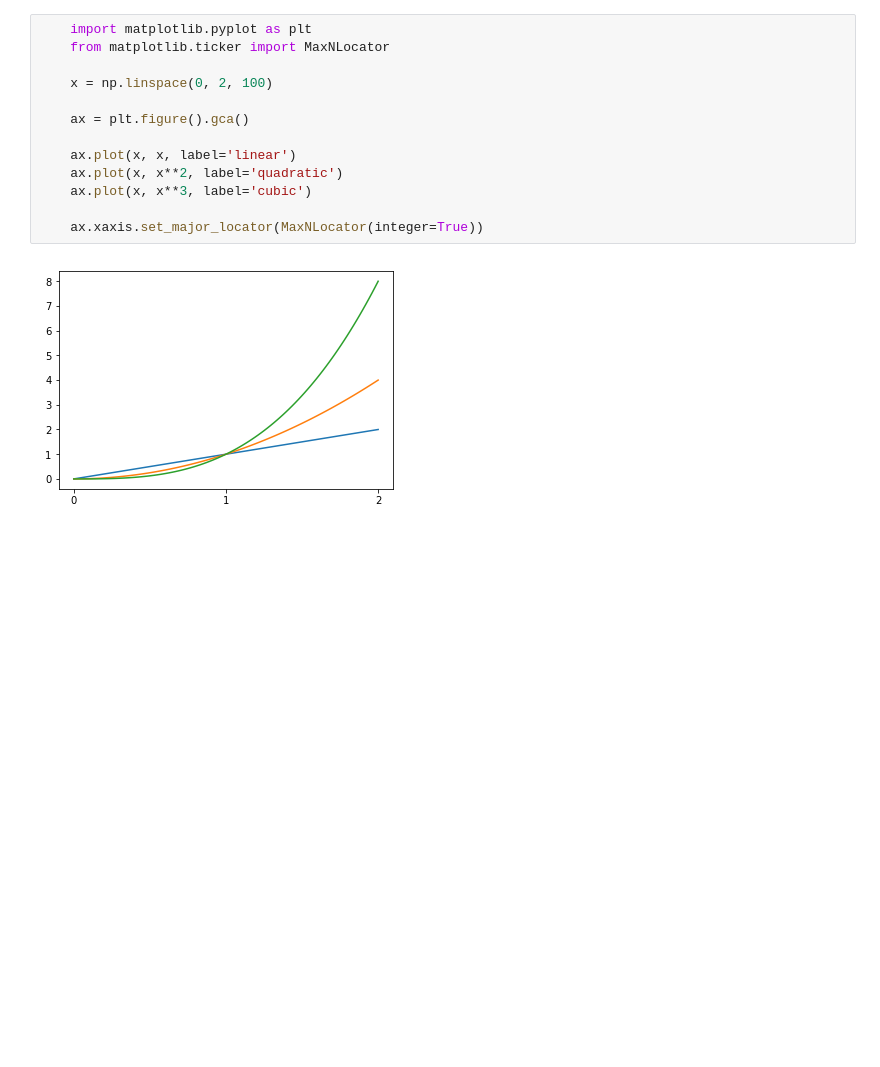
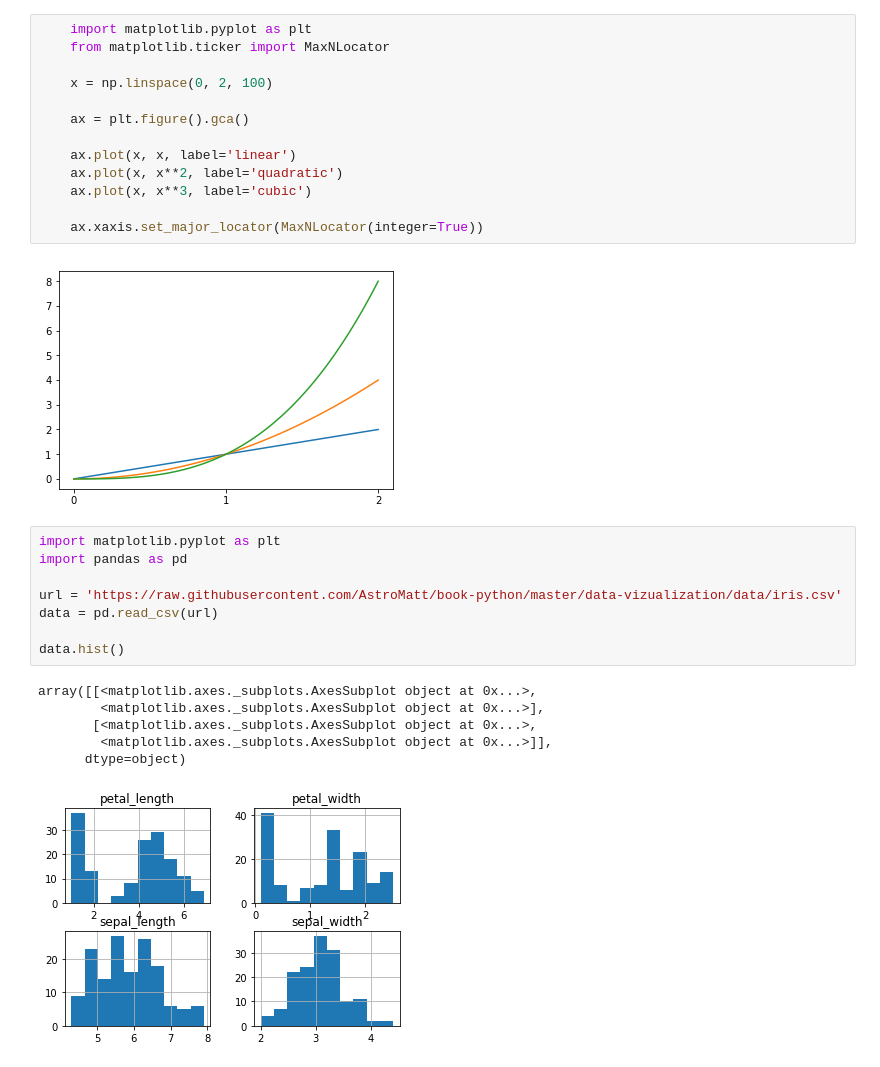
Before and after one commit to sajjadGG/book-python, a Jupyter notebook: data-vizualization/jupyter/Untitled.ipynb, the cells around one changed output. Saved outputs shown, nothing was run; the diff lists cells and outputs as text; blank space fills up the shorter version.

Commit message:
Numerical Analysis: Pandas #time 60m

```diff
--- a/data-vizualization/jupyter/Untitled.ipynb
+++ b/data-vizualization/jupyter/Untitled.ipynb
@@ -547,3 +547,18 @@ plt.show()
     ax.xaxis.set_major_locator(MaxNLocator(integer=True))
 # %% [output]
 [figure]
+# %%
+import matplotlib.pyplot as plt
+import pandas as pd
+
+url = 'https://raw.githubusercontent.com/AstroMatt/book-python/master/data-vizualization/data/iris.csv'
+data = pd.read_csv(url)
+
+data.hist()
+# %% [output]
+array([[<matplotlib.axes._subplots.AxesSubplot object at 0x...>,
+        <matplotlib.axes._subplots.AxesSubplot object at 0x...>],
+       [<matplotlib.axes._subplots.AxesSubplot object at 0x...>,
+        <matplotlib.axes._subplots.AxesSubplot object at 0x...>]],
+      dtype=object)
+[figure, added]
```
Also changed, not shown: parts of 2 cells of this notebook, 3 other files.
